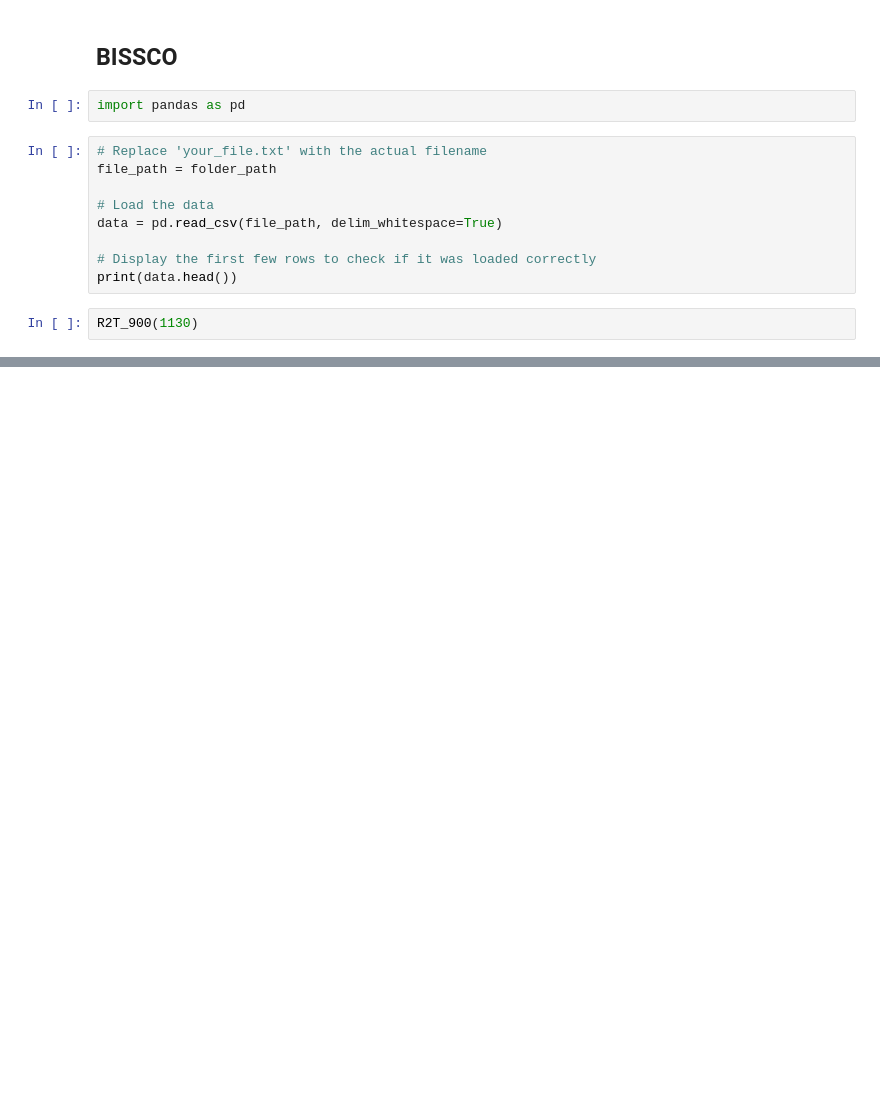
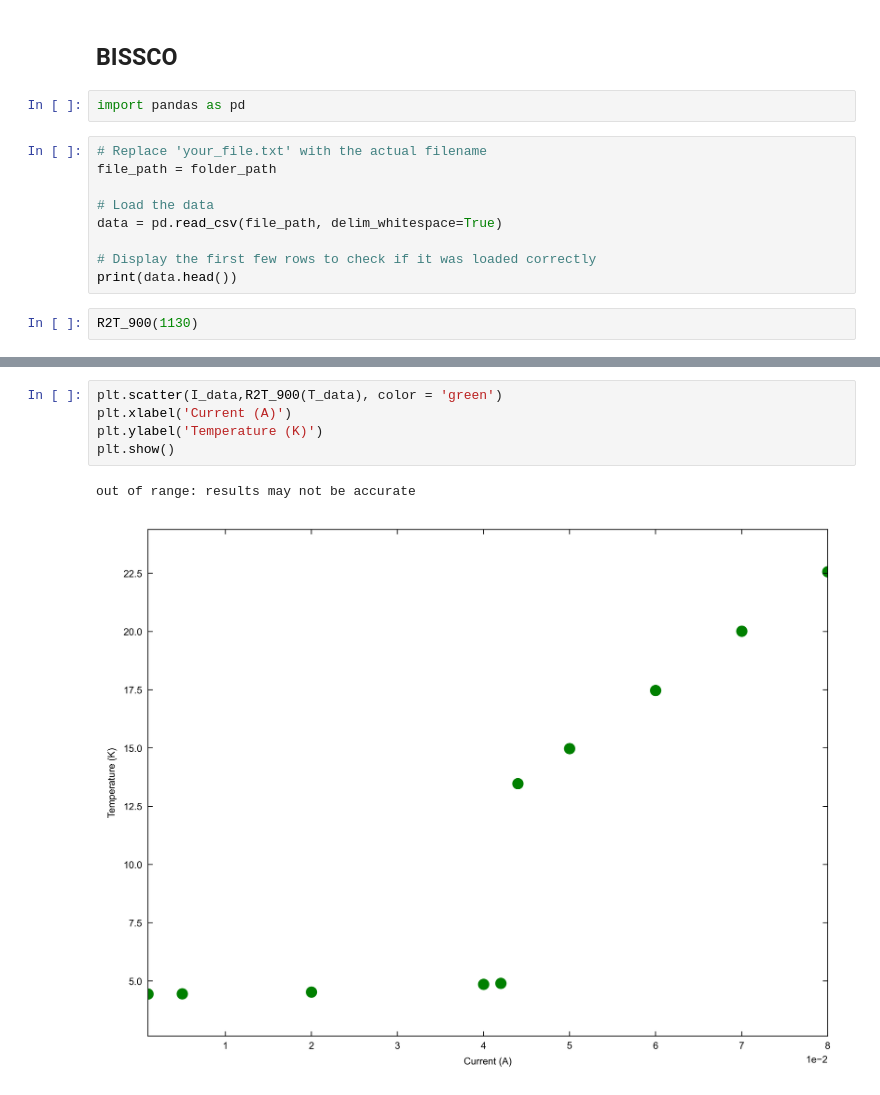
Before and after one commit to Henriksen-Lab/Simple_DAQ, a Jupyter notebook: Customized/YS_analysis.ipynb, the cells around one changed output, grey strips where cells are left out. Cells and saved outputs as stored; diff of their text form; blank space fills up the shorter version.

```diff
--- a/Customized/YS_analysis.ipynb
+++ b/Customized/YS_analysis.ipynb
@@ -360,0 +412,8 @@ R2T_900(1130)
+# %%
+plt.scatter(I_data,R2T_900(T_data), color = 'green')
+plt.xlabel('Current (A)')
+plt.ylabel('Temperature (K)')
+plt.show()
+# %% [output]
+out of range: results may not be accurate
+[figure, added]
```
Also changed, not shown: parts of 11 cells of this notebook, 8 other files.
